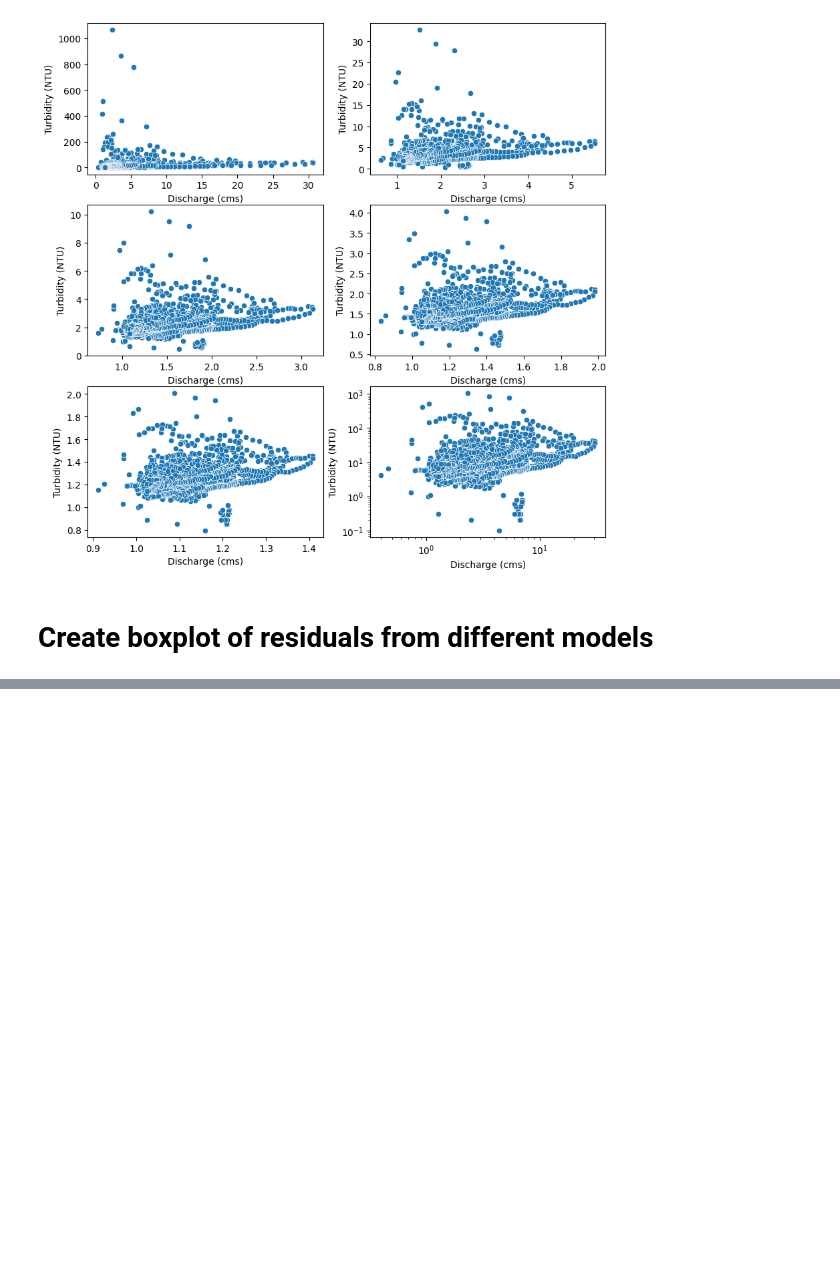
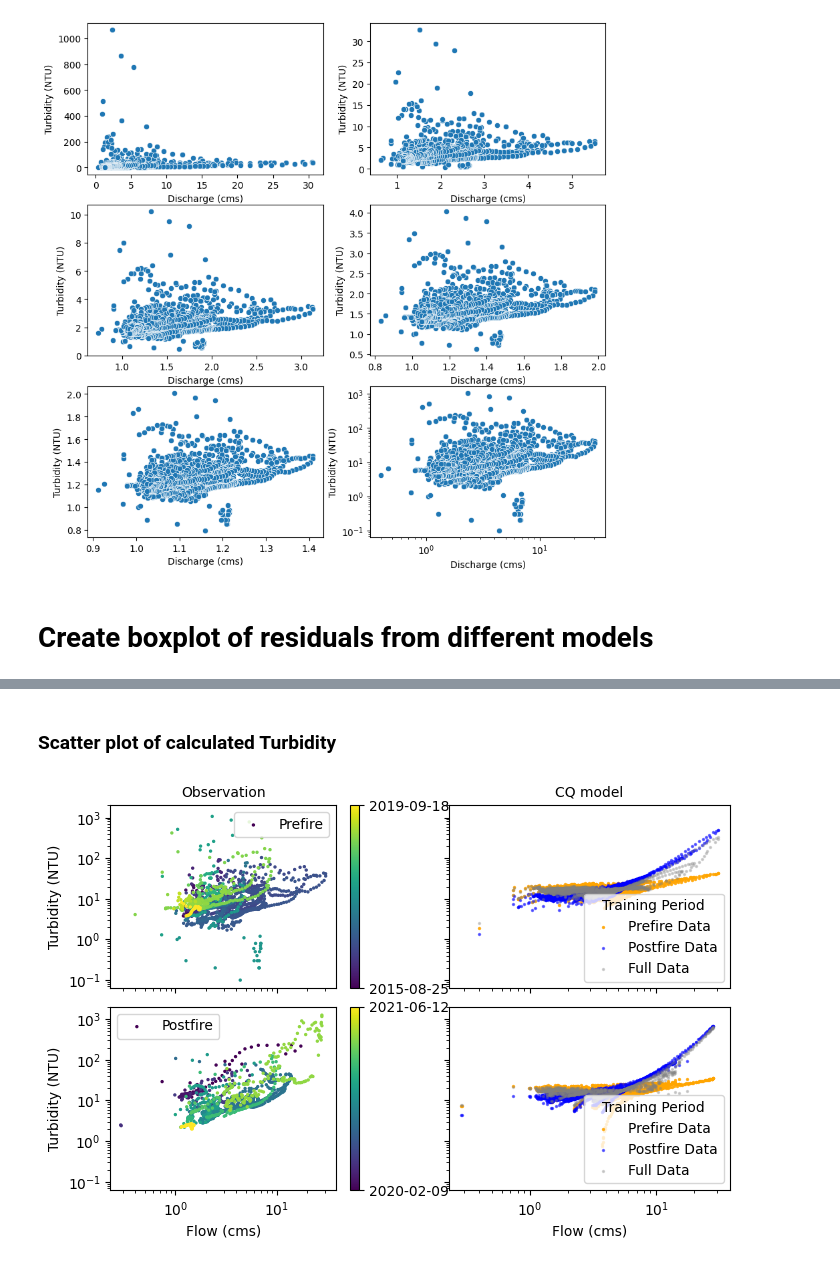
Before and after one commit to QianWanghhu/BushFireWQ, a Jupyter notebook: src/Explore_212058_CQ.ipynb, the cells around one changed output, grey strips where cells are left out. Saved outputs shown, nothing was run; the diff lists cells and outputs as text; code cells hidden in the pictures; blank space fills up the shorter version.

```diff
--- a/src/Explore_212058_CQ.ipynb
+++ b/src/Explore_212058_CQ.ipynb
@@ -317,0 +356,64 @@ plt.savefig(f'{fig_dir}Residual_mix_precal_model.png', format = 'png', dpi=300)
+# %% [markdown]
+### Scatter plot of calculated Turbidity
+# %%
+import matplotlib.cm as cm
+lab_fs = 10
+tick_fs = 10
+# %%
+# Plot 2: Scatter plot of turbidity
+fig, axes = plt.subplots(nrows=2, ncols=2, sharey=True, sharex=True, figsize=(8, 5))
+# Using gradient colors for data one year before fire
+predata = storm_data[storm_data['Time Period'] == 'Prefire']
+date_nums = predata.Datetime.astype(np.int64) / 1e9
+norm = plt.Normalize(date_nums.min(), date_nums.max())
+colors = cm.viridis(norm(date_nums))
+# Plot the observed data.
+scatter_pre = axes[0, 0].scatter(predata.loc[:, 'Discharge (cms)'], predata.loc[:, 'Turbidity (NTU)'], \
+                                s = 2, color = colors, label = 'Prefire')
+axes[0, 1].scatter(predata.loc[:, 'Discharge (cms)'], predata['Est_Tbdt_mix_Precal'].values, s = 2,
+        label='Prefire Data', color = 'orange', alpha = 0.8)
+axes[0, 1].scatter(predata.loc[:, 'Discharge (cms)'], predata['Est_Tbdt_mix_Postcal'].values, s = 2,
+        label='Postfire Data', color = 'blue', alpha = 0.5)
+axes[0, 1].scatter(predata.loc[:, 'Discharge (cms)'], predata['Est_Tbdt_mix_Fullcal'].values, s = 2,
+        label='Full Data', color = 'grey', alpha = 0.3)
+
+#Add color bars
+axes[0, 0].set_title('Observation', fontsize = lab_fs)
+axes[0, 1].set_title('CQ model', fontsize = lab_fs)
+axes[0, 1].tick_params(axis='both', which = 'major', labelsize = tick_fs)
+cbar = plt.colorbar(scatter_pre)
+cbar.set_ticks([0, 1], labels=[(str(predata.Datetime.values[0])[:10]), str(predata.Datetime.values[-1])[:10]])
+
+# Settings for the figure for postfire
+postdata = storm_data[storm_data['Time Period'] == 'Postfire']
+date_nums = postdata.Datetime.astype(np.int64) / 1e9
+norm = plt.Normalize(date_nums.min(), date_nums.max())
+colors = cm.viridis(norm(date_nums))
+# Plot the observed data.
+scatter_pre = axes[1, 0].scatter(postdata.loc[:, 'Discharge (cms)'], postdata.loc[:, 'Turbidity (NTU)'], \
+                                s = 2, color = colors, label = 'Postfire')
+axes[1, 1].scatter(postdata.loc[:, 'Discharge (cms)'], postdata['Est_Tbdt_mix_Precal'].values, s = 2,
+        label='Prefire Data', color = 'orange', alpha = 0.8)
+axes[1, 1].scatter(postdata.loc[:, 'Discharge (cms)'], postdata['Est_Tbdt_mix_Postcal'].values, s = 2,
+        label='Postfire Data', color = 'blue', alpha = 0.5)
+axes[1, 1].scatter(postdata.loc[:, 'Discharge (cms)'], postdata['Est_Tbdt_mix_Fullcal'].values, s = 2,
+        label='Full Data', color = 'grey', alpha = 0.3)
+plt.xscale('log')
+plt.yscale('log')
+# Set figure legend
+for ii in range(2):
+    for jj in range(2):
+        axes[ii, jj].legend(fontsize = lab_fs)
+    axes[ii, 1].legend(title = 'Training Period', fontsize = lab_fs)
+    axes[1, ii].set_xlabel('Flow (cms)', fontsize = lab_fs)
+#Add color bars
+cbar = plt.colorbar(scatter_pre)
+cbar.set_ticks([0, 1], labels=[(str(postdata.Datetime.values[0])[:10]), str(postdata.Datetime.values[-1])[:10]])
+# Set xaxis and y-axis label
+axes[0, 0].set_ylabel('Turbidity (NTU)', fontsize = lab_fs)
+axes[1, 0].set_ylabel('Turbidity (NTU)', fontsize = lab_fs)
+plt.subplots_adjust(hspace=0.1)
+# Save figure
+plt.savefig(f'{fig_dir}calCQFit.png', format='png', dpi=300)
+# %% [output]
+[figure, added]
```
Also changed, not shown: parts of 10 cells of this notebook, 29 other files.
